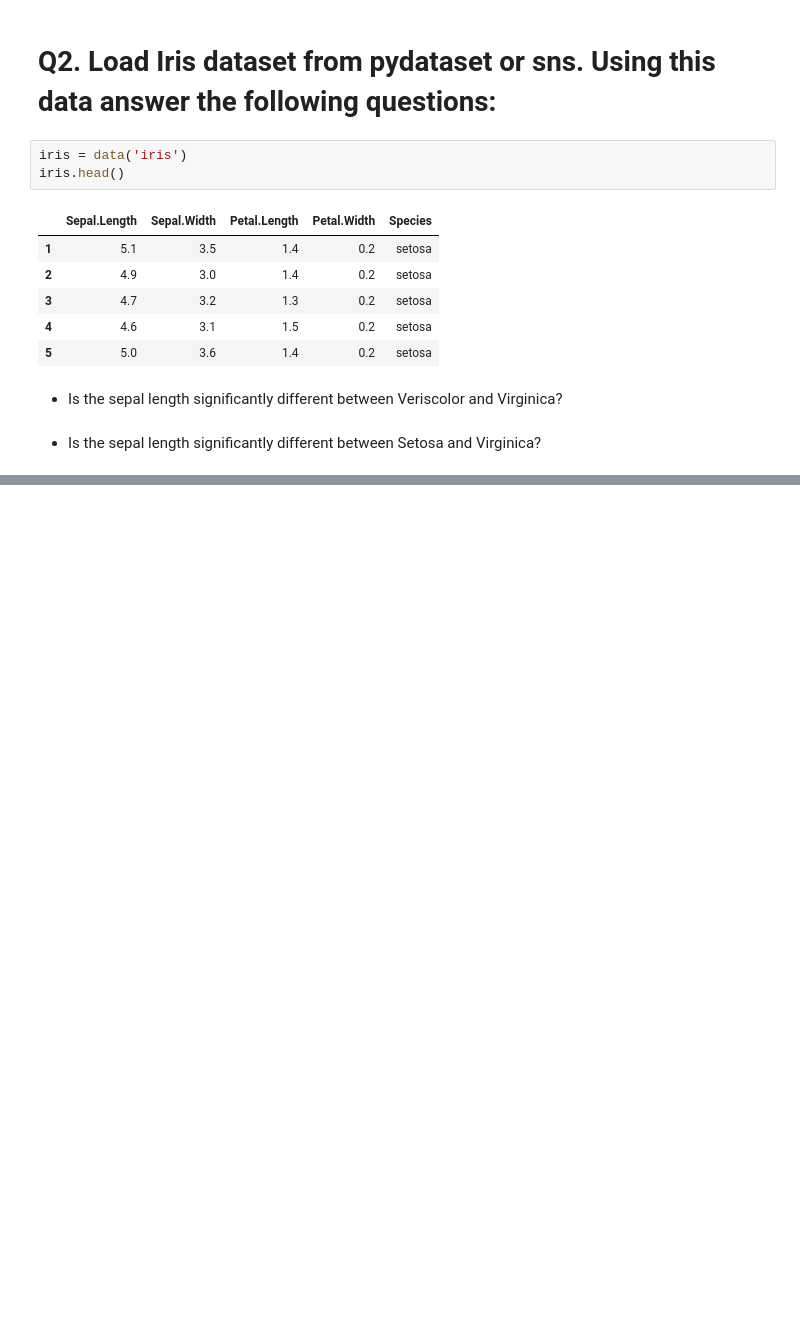
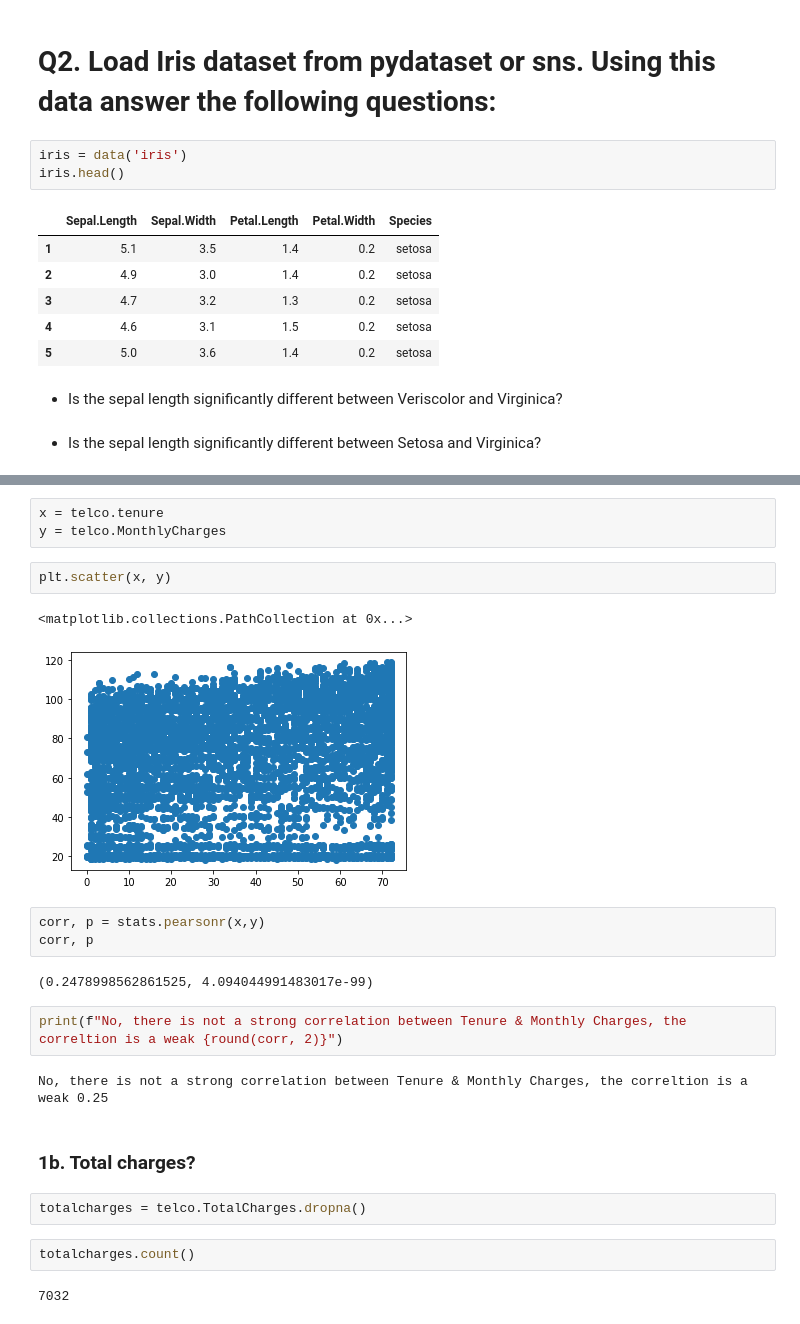
Before and after one commit to o0amandagomez0o/statistics-exercises, a Jupyter notebook: hypothesis_testing.ipynb, the cells around one changed output, grey strips where cells are left out. Drawn from its saved outputs; the diff is of its cells as text; blank space fills up the shorter version.

Commit message:
almost done with correlation

```diff
--- a/hypothesis_testing.ipynb
+++ b/hypothesis_testing.ipynb
@@ -412,0 +428,25 @@ iris.head()
+# %%
+x = telco.tenure
+y = telco.MonthlyCharges
+# %%
+plt.scatter(x, y)
+# %% [output]
+<matplotlib.collections.PathCollection at 0x...>
+[figure, added]
+# %%
+corr, p = stats.pearsonr(x,y)
+corr, p
+# %% [output]
+(0.2478998562861525, 4.094044991483017e-99)
+# %%
+print(f"No, there is not a strong correlation between Tenure & Monthly Charges, the correltion is a weak {round(corr, 2)}")
+# %% [output]
+No, there is not a strong correlation between Tenure & Monthly Charges, the correltion is a weak 0.25
+# %% [markdown]
+### 1b. Total charges?
+# %%
+totalcharges = telco.TotalCharges.dropna()
+# %%
+totalcharges.count()
+# %% [output]
+7032
```
Also changed, not shown: parts of 17 cells of this notebook.
